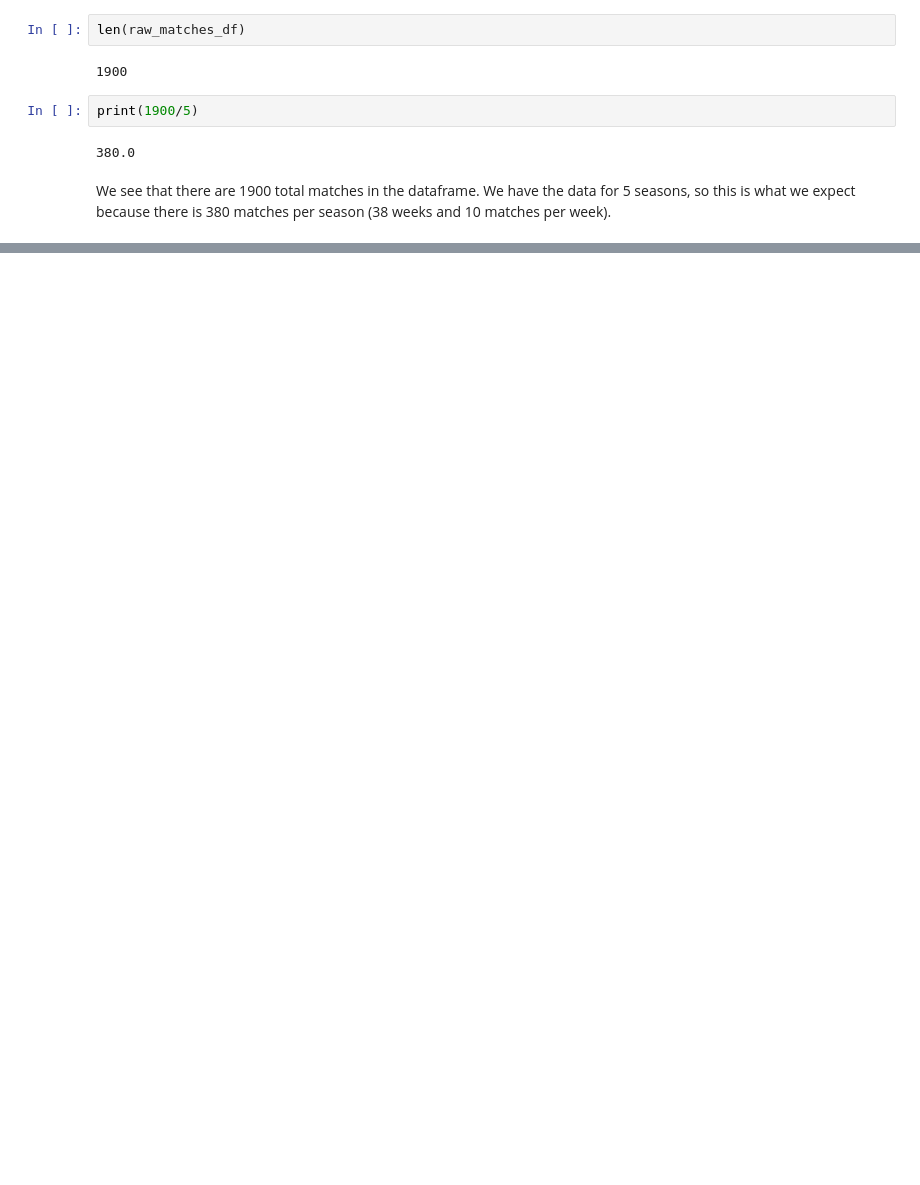
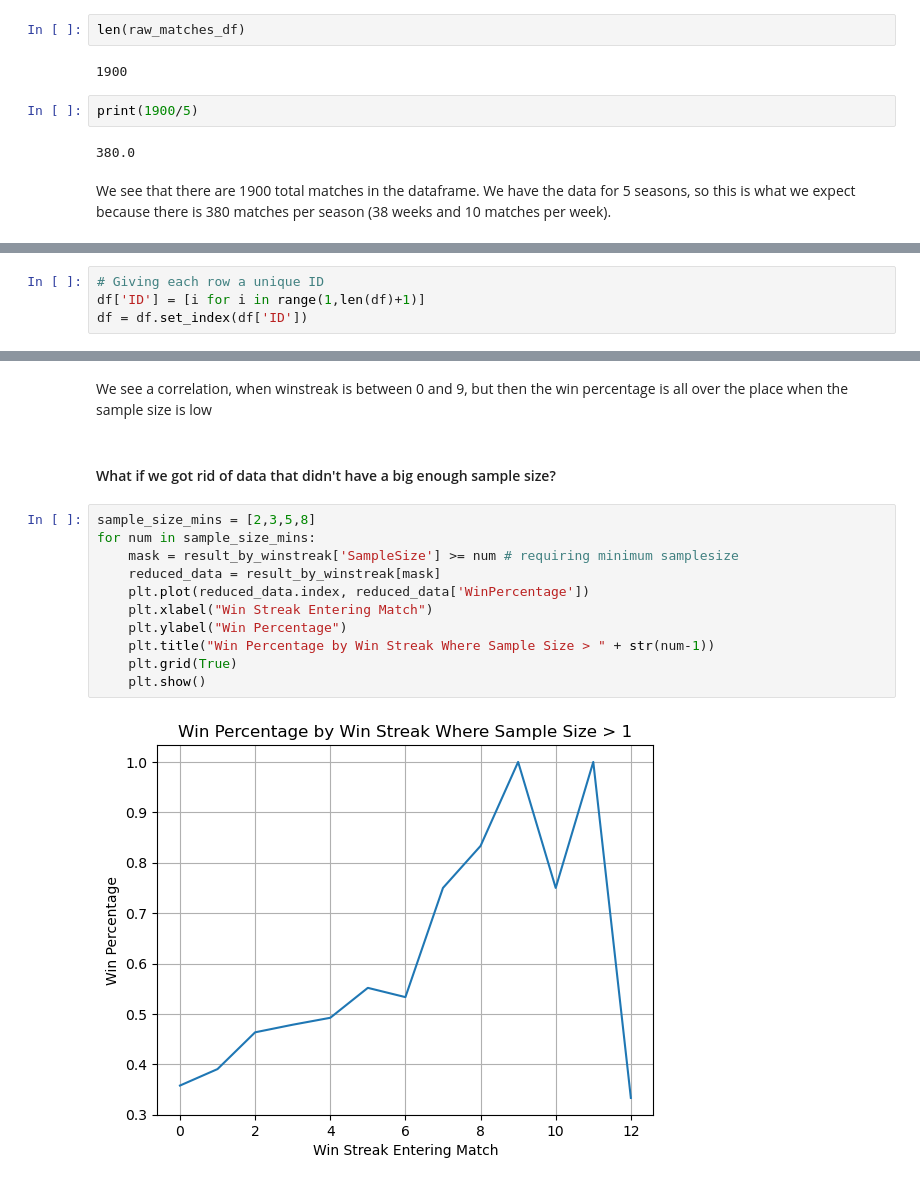
Before and after one commit to mporter311/Information-Systems, a Jupyter notebook: InfoSys_Project_Gottlieb_Porter.ipynb, the cells around one changed output, grey strips where cells are left out. Drawn from its saved outputs; the diff is of its cells as text; blank space fills up the shorter version.

```diff
--- a/InfoSys_Project_Gottlieb_Porter.ipynb
+++ b/InfoSys_Project_Gottlieb_Porter.ipynb
@@ -49,0 +163,4 @@ We see that there are 1900 total matches in the dataframe. We have the data for
+# %%
+# Giving each row a unique ID
+df['ID'] = [i for i in range(1,len(df)+1)]
+df = df.set_index(df['ID'])
@@ -49,0 +447,17 @@ We see that there are 1900 total matches in the dataframe. We have the data for
+# %% [markdown]
+We see a correlation, when winstreak is between 0 and 9, but then the win percentage is all over the place when the sample size is low
+# %% [markdown]
+#### What if we got rid of data that didn't have a big enough sample size?
+# %%
+sample_size_mins = [2,3,5,8]
+for num in sample_size_mins:
+    mask = result_by_winstreak['SampleSize'] >= num # requiring minimum samplesize
+    reduced_data = result_by_winstreak[mask]
+    plt.plot(reduced_data.index, reduced_data['WinPercentage'])
+    plt.xlabel("Win Streak Entering Match")
+    plt.ylabel("Win Percentage")
+    plt.title("Win Percentage by Win Streak Where Sample Size > " + str(num-1))
+    plt.grid(True)
+    plt.show()
+# %% [output]
+[figure, added]
```
Also changed, not shown: parts of 93 cells of this notebook.
